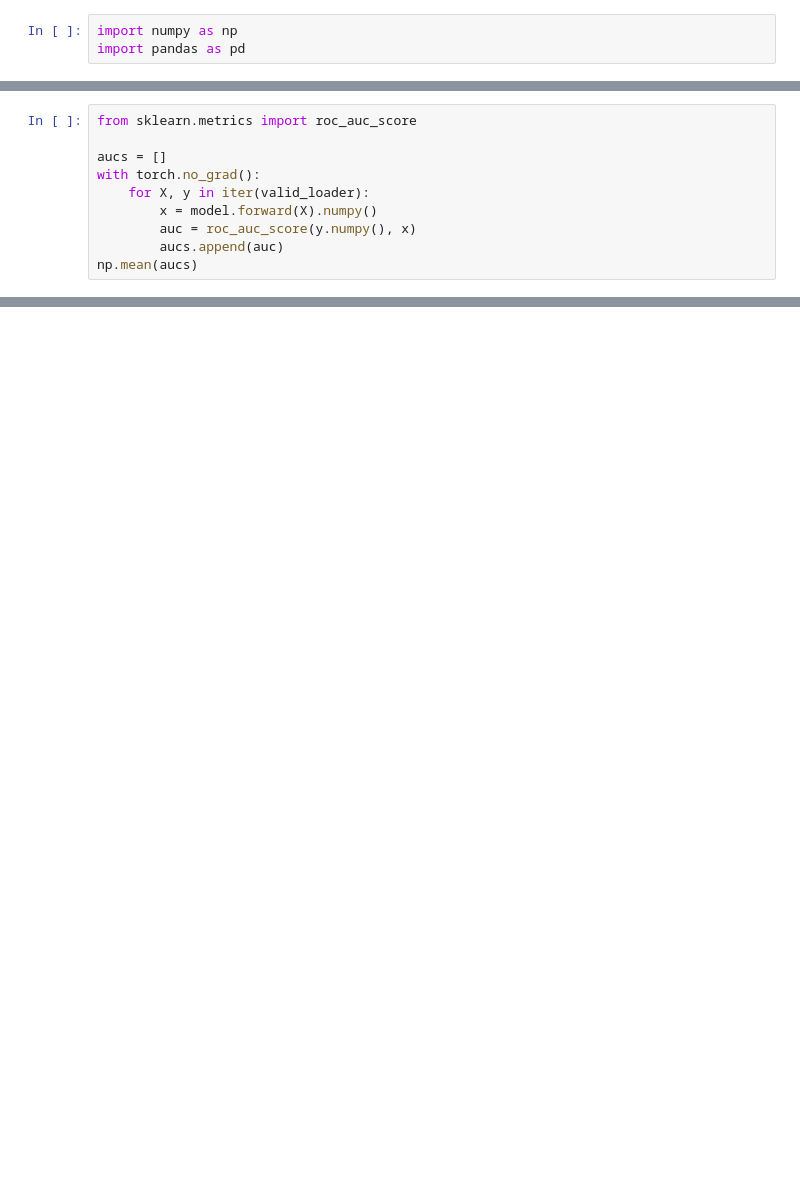
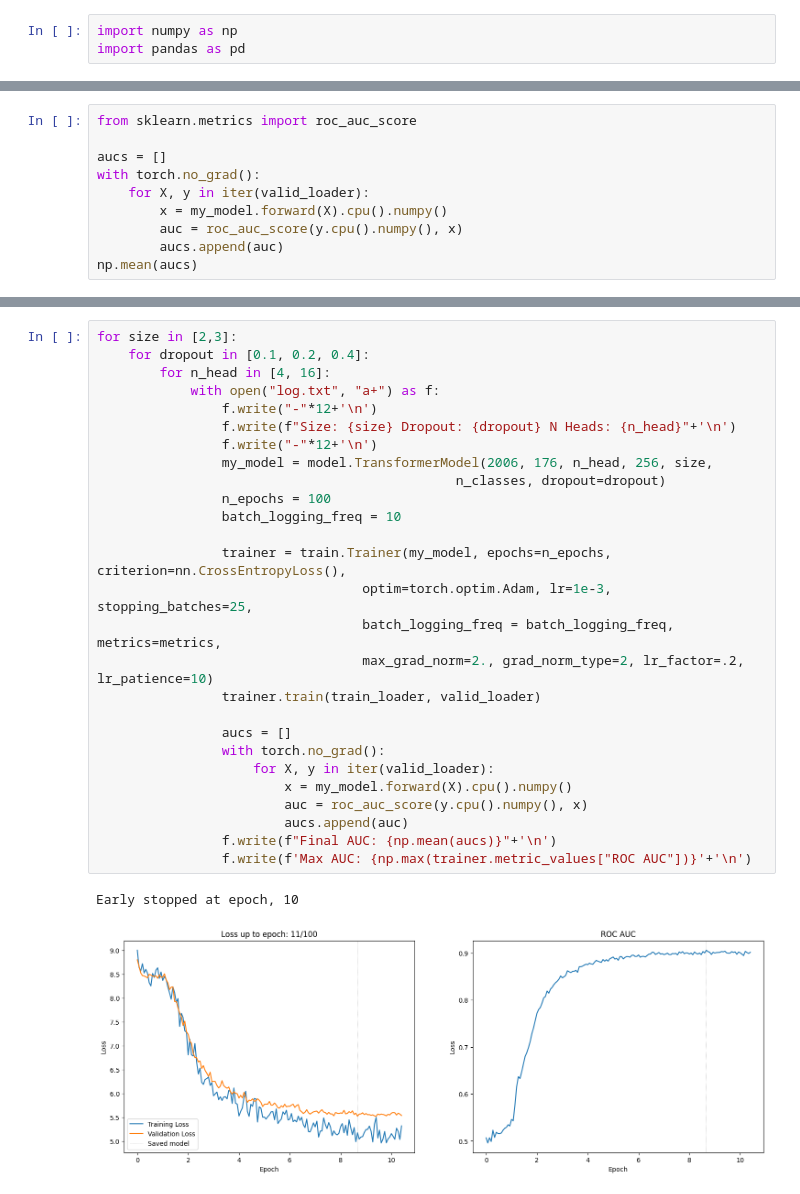
Before and after one commit to pabloqb2000/Master-Kaggle-1, a Jupyter notebook: transformers.ipynb, the cells around one changed output, grey strips where cells are left out. Drawn from its saved outputs; the diff is of its cells as text; blank space fills up the shorter version.

```diff
--- a/transformers.ipynb
+++ b/transformers.ipynb
@@ -61,8 +132,8 @@ from sklearn.metrics import roc_auc_score
 aucs = []
 with torch.no_grad():
     for X, y in iter(valid_loader):
-        x = model.forward(X).numpy()
-        auc = roc_auc_score(y.numpy(), x)
+        x = my_model.forward(X).cpu().numpy()
+        auc = roc_auc_score(y.cpu().numpy(), x)
         aucs.append(auc)
 np.mean(aucs)
 # %% [output]
@@ -73,0 +145,30 @@ KeyError: 'ROC AUC'
+# %%
+for size in [2,3]:
+    for dropout in [0.1, 0.2, 0.4]:
+        for n_head in [4, 16]:
+            with open("log.txt", "a+") as f:
+                f.write("-"*12+'\n')
+                f.write(f"Size: {size} Dropout: {dropout} N Heads: {n_head}"+'\n')
+                f.write("-"*12+'\n')
+                my_model = model.TransformerModel(2006, 176, n_head, 256, size,
+                                              n_classes, dropout=dropout)
+                n_epochs = 100
+                batch_logging_freq = 10
+
+                trainer = train.Trainer(my_model, epochs=n_epochs, criterion=nn.CrossEntropyLoss(),
+                                  optim=torch.optim.Adam, lr=1e-3, stopping_batches=25,
+                                  batch_logging_freq = batch_logging_freq, metrics=metrics,
+                                  max_grad_norm=2., grad_norm_type=2, lr_factor=.2, lr_patience=10)
+                trainer.train(train_loader, valid_loader)
+
+                aucs = []
+                with torch.no_grad():
+                    for X, y in iter(valid_loader):
+                        x = my_model.forward(X).cpu().numpy()
+                        auc = roc_auc_score(y.cpu().numpy(), x)
+                        aucs.append(auc)
+                f.write(f"Final AUC: {np.mean(aucs)}"+'\n')
+                f.write(f'Max AUC: {np.max(trainer.metric_values["ROC AUC"])}'+'\n')
+# %% [output]
+Early stopped at epoch, 10
+[figure, added]
```
Also changed, not shown: parts of 19 cells of this notebook, 4 other files.
